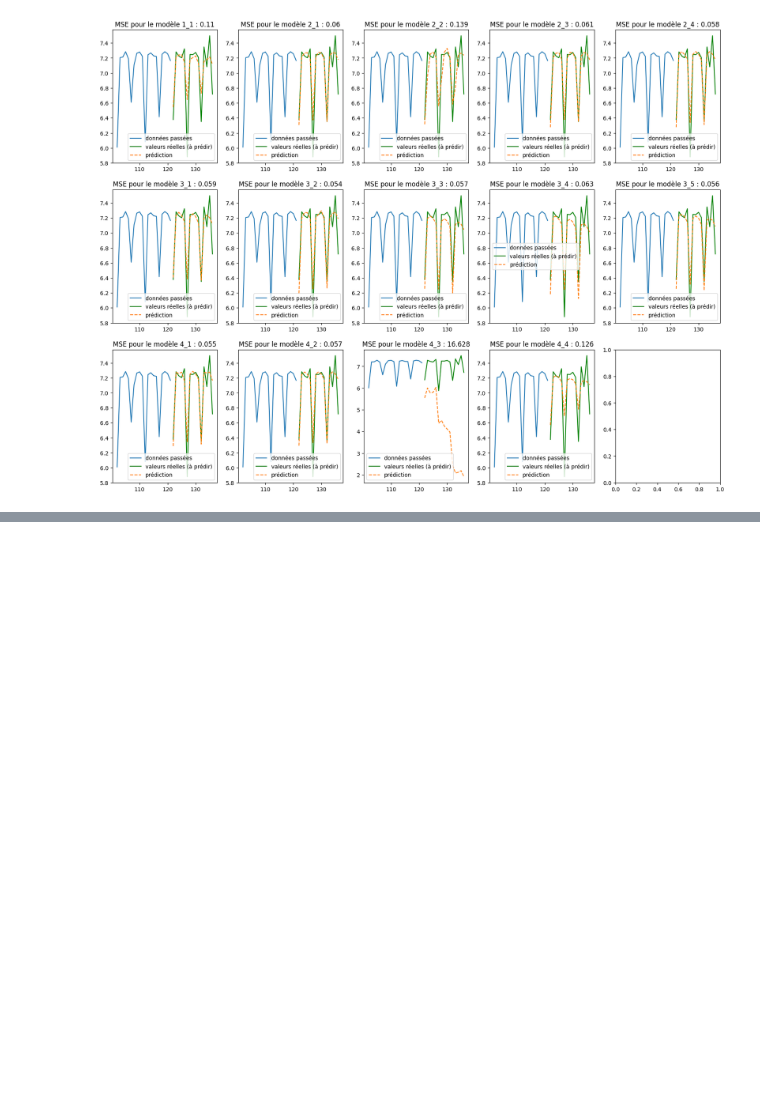
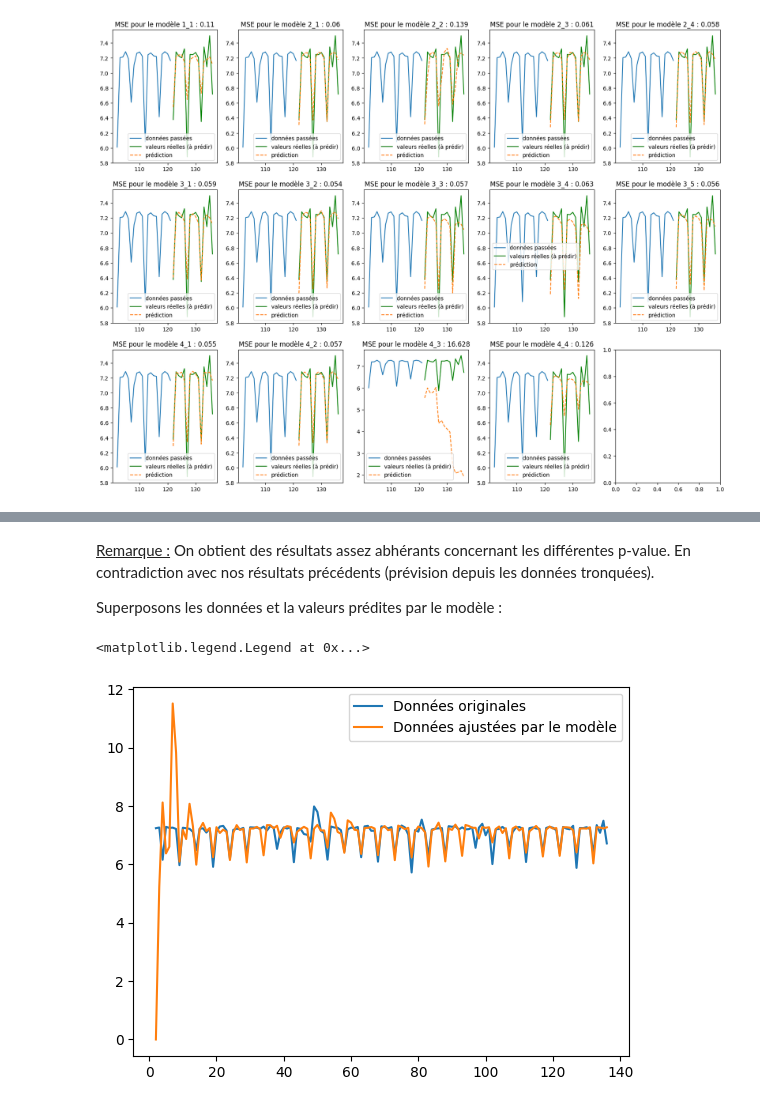
Before and after one commit to kjousselin/M2_serie_chrono, a Jupyter notebook: traitement.ipynb, the cells around one changed output, grey strips where cells are left out. Cells and saved outputs as stored; diff of their text form; code cells hidden in the pictures; blank space fills up the shorter version.

Commit message:
meilleur modele et prediction

```diff
--- a/traitement.ipynb
+++ b/traitement.ipynb
@@ -647,0 +660,2 @@ Test sur les résidus, ...
+# %%
+meilleur_model_c = sm.tsa.statespace.SARIMAX(Ldata, order=(2, 1, 2), seasonal_order=(1, 1, 0, 5), trend=None, enforce_stationarity=False, enforce_invertibility=False).fit()
@@ -647,0 +682,11 @@ Test sur les résidus, ...
+# %% [markdown]
+<u>Remarque :</u> On obtient des résultats assez abhérants concernant les différentes p-value. En contradiction avec nos résultats précédents (prévision depuis les données tronquées).
+
+Superposons les données et la valeurs prédites par le modèle :
+# %%
+Ldata.plot(label = 'Données originales')
+meilleur_model_c.fittedvalues.plot(label = 'Données ajustées par le modèle')
+plt.legend()
+# %% [output]
+<matplotlib.legend.Legend at 0x...>
+[figure, added]
```
Also changed, not shown: parts of 27 cells of this notebook.
